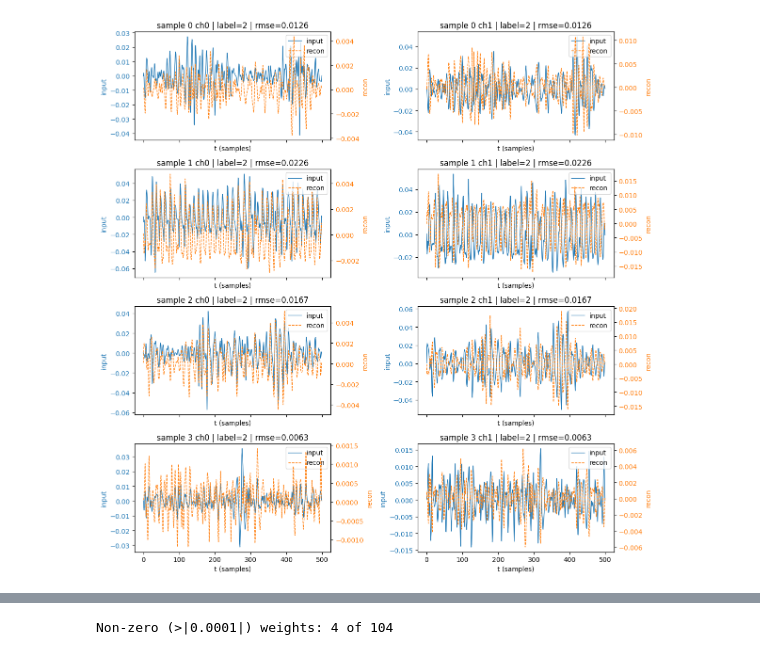
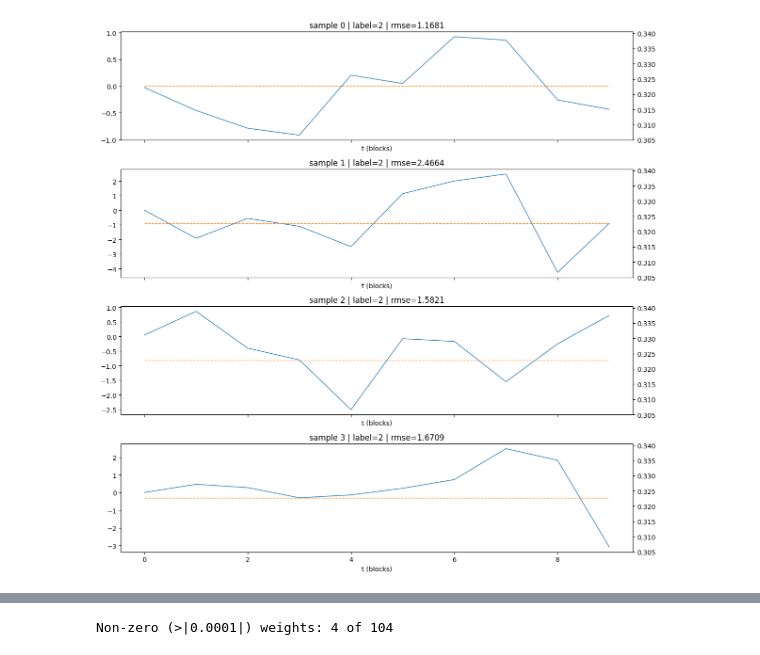
Before and after one commit to pjsteffan/pytorchSINDySz, a Jupyter notebook: scratchpad.ipynb, the cells around one changed output, grey strips where cells are left out. Cells and saved outputs as stored; diff of their text form; code cells hidden in the pictures.

```diff
--- a/scratchpad.ipynb
+++ b/scratchpad.ipynb
@@ -68,9 +100,9 @@ def get_example_batch(
     data_file="/app/Data/WR/WR5_Run4.hdf5",
     annotation_file="/app/Data/WR/Annotations/260218_annotations_a.pkl",
     batch_size=4,
-    single_channel=False,
+    single_channel=True,
     psd=False,
-    epoch_id=2.0,
+    epoch_id=2,
     epoch_size=5.0,
     sample_rate=5000,
     shuffle=True,
@@ -99,73 +131,71 @@ labels shape: (4,), labels: [2, 2, 2, 2]
 import torch
 import torch.nn.functional as F
 import matplotlib.pyplot as plt
+from model import reshape_time_to_feature_blocks
 
 autoencoder = autoencoder.eval().to(torch.device("cuda" if torch.cuda.is_available() else "cpu"))
 
 
-def inspect_recon_batch_dual_axes(data, labels, max_items=4, title_prefix="sample"):
+def _adapt_to_model_input(x, block_size=50):
+    """
+    Produces [B, new_T, block_size] where block_size should equal model.system_features.
+    For multi-channel inputs [B,T,C], folds C into time: T' = T*C.
+    """
+    if x.dim() == 2:
+        B, T = x.shape
+        return reshape_time_to_feature_blocks(x, time_dim=T, block_size=block_size)
+
+    if x.dim() == 3:
+        B, T, C = x.shape
+        if C == 1:
+            return reshape_time_to_feature_blocks(x, time_dim=T, block_size=block_size)
+
+        x_flat = x.reshape(B, T * C)  # [B, T*C]
+        return reshape_time_to_feature_blocks(x_flat, time_dim=T * C, block_size=block_size)
+
+    raise ValueError(f"Expected x with 2 or 3 dims, got {tuple(x.shape)}")
+
+
+def inspect_recon_batch_dual_axes(data, labels=None, max_items=4, title_prefix="sample"):
     device = next(autoencoder.parameters()).device
     dtype = next(autoencoder.parameters()).dtype
 
-    if data.dim() == 2:  # allow [B, T]
-        data = data.unsqueeze(-1)
+    # IMPORTANT: block_size must match what the checkpoint/model expects as system_features
+    block_size = autoencoder.model.system_features  # e.g., 50
+    data_adapted = _adapt_to_model_input(data, block_size=block_size)
 
-    # detached copies for plotting (never gain requires_grad)
-    data_plot = data.detach().cpu()
+    data_plot = data_adapted.detach().cpu()
+    data_model = data_adapted.detach().clone().to(device=device, dtype=dtype)
+    labels_model = None if labels is None else labels.to(device)
 
-    # clone for model so in-place requires_grad_ doesn’t touch plot copy
-    data_model = data.detach().clone().to(device=device, dtype=dtype)
-    labels_model = labels.to(device)
-
-    with torch.no_grad():
-        _, x_hat, _, _, _, _ = autoencoder(data_model)
+    # forward needs autograd for jacobians; don't use no_grad
+    _, x_hat, _, _, _, _ = autoencoder(data_model)
     x_hat_plot = x_hat.detach().cpu()
 
-    # per-item RMSE over time+channels
     per_item_rmse = F.mse_loss(x_hat_plot, data_plot, reduction="none").mean(dim=(1, 2)).sqrt()
 
     n = min(max_items, data_plot.size(0))
-    channels = x_hat_plot.size(-1)
-    fig, axes = plt.subplots(n, channels, figsize=(12, 3 * n), sharex=True)
-
-    # normalize axes to 2D index
-    if n == 1 and channels == 1:
-        axes = [[axes]]
-    elif n == 1:
+    fig, axes = plt.subplots(n, 1, figsize=(12, 3 * n), sharex=True)
+    if n == 1:
         axes = [axes]
-    elif channels == 1:
-        axes = [[ax] for ax in axes]
 
     t = torch.arange(data_plot.size(1))
+    ch = 0  # plot one feature for readability
     for i in range(n):
-        for ch in range(channels):
-            ax_left = axes[i][ch]
-            ax_right = ax_left.twinx()
+        ax_left = axes[i]
+        ax_right = ax_left.twinx()
 
-            ax_left.plot(t, data_plot[i, :, ch], label="input", color="tab:blue", lw=1)
-            ax_left.set_ylabel("input", color="tab:blue")
-            ax_left.tick_params(axis='y', labelcolor="tab:blue")
+        ax_left.plot(t, data_plot[i, :, ch], color="tab:blue", lw=1, label="input (feat0)")
+        ax_right.plot(t, x_hat_plot[i, :, ch], color="tab:orange", lw=1, linestyle="--", label="recon (feat0)")
 
-            ax_right.plot(t, x_hat_plot[i, :, ch], label="recon", color="tab:orange", lw=1, linestyle="--")
-            ax_right.set_ylabel("recon", color="tab:orange")
-            ax_right.tick_params(axis='y', labelcolor="tab:orange")
-
-            ax_left.set_title(
-                f"{title_prefix} {i} ch{ch} | label={labels_model[i].item()} | rmse={per_item_rmse[i]:.4f}"
-            )
-            ax_left.set_xlabel("t (samples)")
-
-            # manage legends: combine handles
-            handles = [
-                plt.Line2D([0], [0], color="tab:blue", lw=1, label="input"),
-                plt.Line2D([0], [0], color="tab:orange", lw=1, linestyle="--", label="recon"),
-            ]
-            ax_left.legend(handles=handles, loc="upper right")
+        label_str = f"{labels_model[i].item()}" if labels_model is not None else "None"
+        ax_left.set_title(f"{title_prefix} {i} | label={label_str} | rmse={per_item_rmse[i]:.4f}")
+        ax_left.set_xlabel("t (blocks)")
 
     plt.tight_layout()
     return per_item_rmse
 
-# Example: reuse the batch from get_example_batch (CPU tensors by default)
+
 data, labels, freq_weights = get_example_batch()
 rmse = inspect_recon_batch_dual_axes(data, labels)
 print("Per-item RMSE:", rmse.tolist())
@@ -176,2 +206,2 @@ Per-item RMSE: [0.012597203254699707, 0.022640187293291092, 0.016687313094735146
-[figure, old version]
+[figure, new version]
 # %%
```
Also changed, not shown: parts of 6 cells of this notebook, 21 other files.
